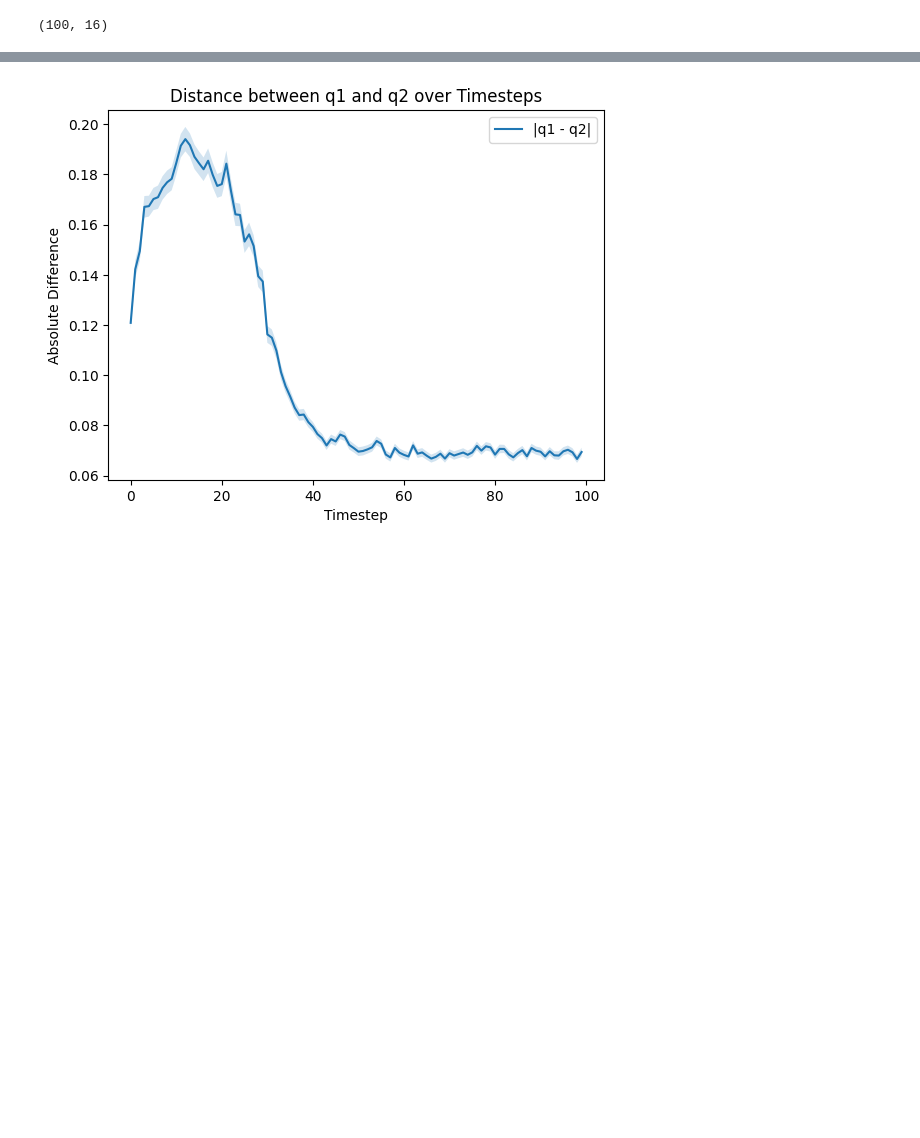
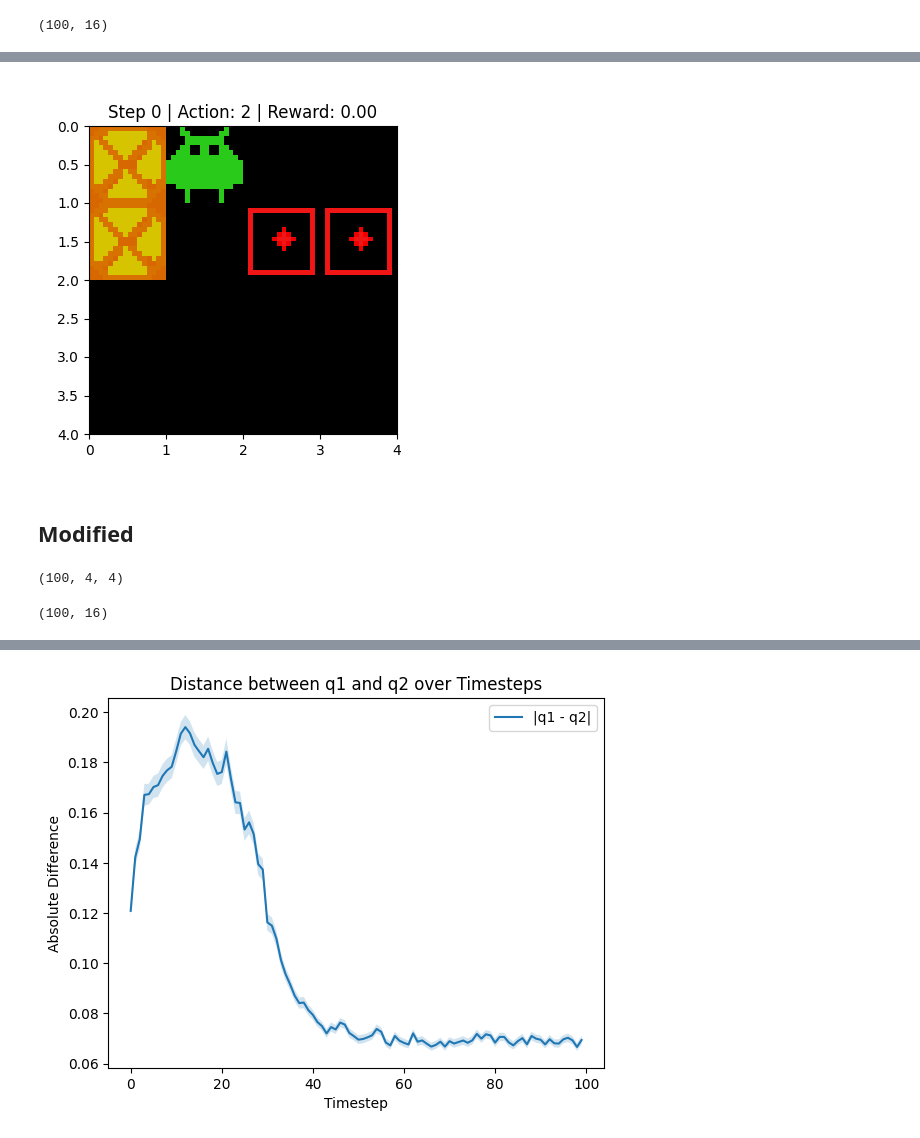
Before and after one commit to wladekpal/golden-standard, a Jupyter notebook: notebooks/plotting/02_10_25_MB_post_hoc_q_dqn_analysis.ipynb, the cells around one changed output, grey strips where cells are left out. Cells and saved outputs as stored; diff of their text form; code cells hidden in the pictures; blank space fills up the shorter version.

```diff
--- a/notebooks/plotting/02_10_25_MB_post_hoc_q_dqn_analysis.ipynb
+++ b/notebooks/plotting/02_10_25_MB_post_hoc_q_dqn_analysis.ipynb
@@ -276,0 +301,17 @@ plt.show()
+# %%
+display_gif(env, timesteps, 0)
+# %% [output]
+[figure, added]
+# %% [markdown]
+## Modified
+# %%
+idx = 0
+traj_states, traj_goals, traj_actions = tr_states[:,idx], tr_goals[:,idx], tr_actions[:,idx]
+traj_states.shape
+# %% [output]
+(100, 4, 4)
+# %%
+traj_states, traj_goals, traj_actions = traj_states.reshape(traj_states.shape[0], -1), traj_goals.reshape(traj_goals.shape[0], -1), traj_actions.reshape(traj_actions.shape[0])
+traj_states.shape
+# %% [output]
+(100, 16)
```
Also changed, not shown: parts of 14 cells of this notebook, 1 other file.
